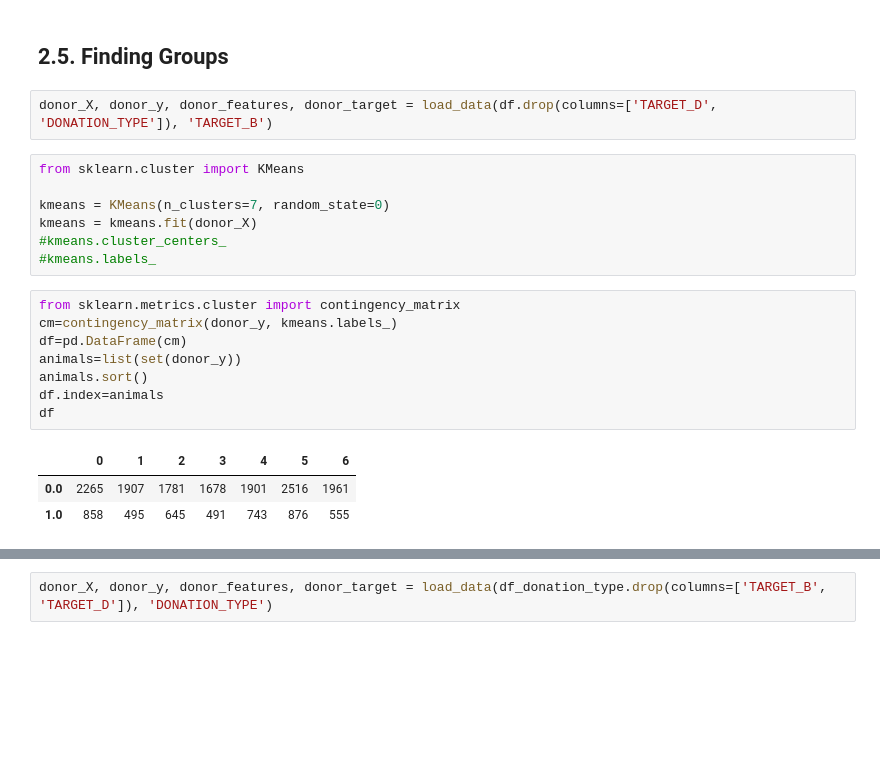
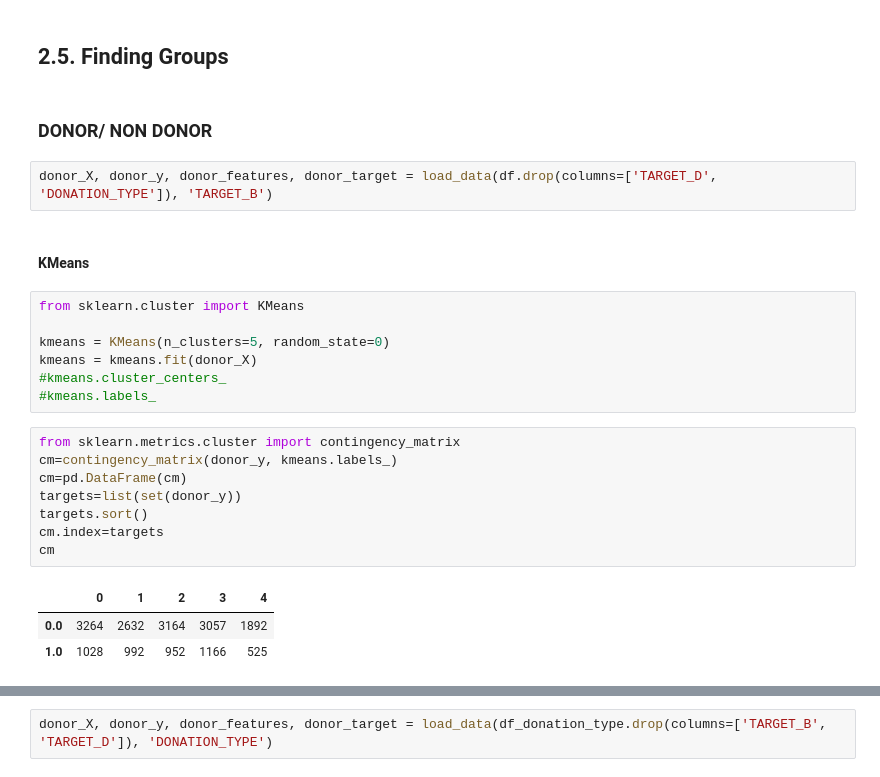
Before and after one commit to F-Madruga/Donation_Dataset_Predictions_FCUL, a Jupyter notebook: AA_202021_Project.ipynb, the cells around one changed output, grey strips where cells are left out. Cells and saved outputs as stored; diff of their text form; blank space fills up the shorter version.

```diff
--- a/AA_202021_Project.ipynb
+++ b/AA_202021_Project.ipynb
@@ -1276,24 +919,28 @@ plt.show()
 ## 2.4. Preprocessing Data for Clustering
 # %% [markdown]
 ## 2.5. Finding Groups
+# %% [markdown]
+### DONOR/ NON DONOR
 # %%
 donor_X, donor_y, donor_features, donor_target = load_data(df.drop(columns=['TARGET_D', 'DONATION_TYPE']), 'TARGET_B')
+# %% [markdown]
+#### KMeans
 # %%
 from sklearn.cluster import KMeans
 
-kmeans = KMeans(n_clusters=7, random_state=0)
+kmeans = KMeans(n_clusters=5, random_state=0)
 kmeans = kmeans.fit(donor_X)
 #kmeans.cluster_centers_
 #kmeans.labels_
 # %%
 from sklearn.metrics.cluster import contingency_matrix
 cm=contingency_matrix(donor_y, kmeans.labels_)
-df=pd.DataFrame(cm)
-animals=list(set(donor_y))
-animals.sort()
-df.index=animals
-df
+cm=pd.DataFrame(cm)
+targets=list(set(donor_y))
+targets.sort()
+cm.index=targets
+cm
 # %% [output]
-|  | 0 | 1 | 2 | 3 | 4 | 5 | 6 |
-| 0.0 | 2265 | 1907 | 1781 | 1678 | 1901 | 2516 | 1961 |
-| 1.0 | 858 | 495 | 645 | 491 | 743 | 876 | 555 |
+|  | 0 | 1 | 2 | 3 | 4 |
+| 0.0 | 3264 | 2632 | 3164 | 3057 | 1892 |
+| 1.0 | 1028 | 992 | 952 | 1166 | 525 |
```
Also changed, not shown: parts of 67 cells of this notebook.
